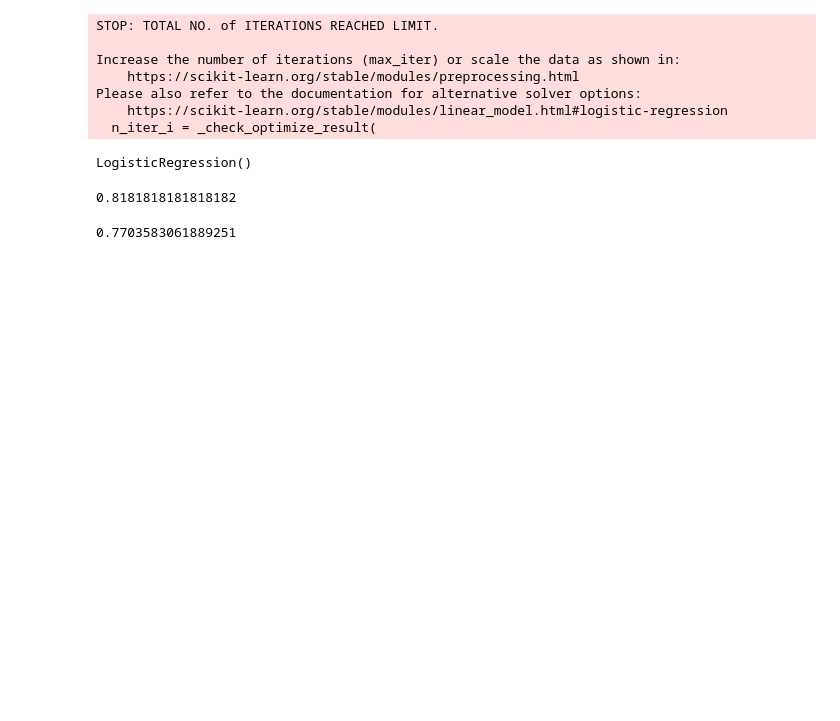
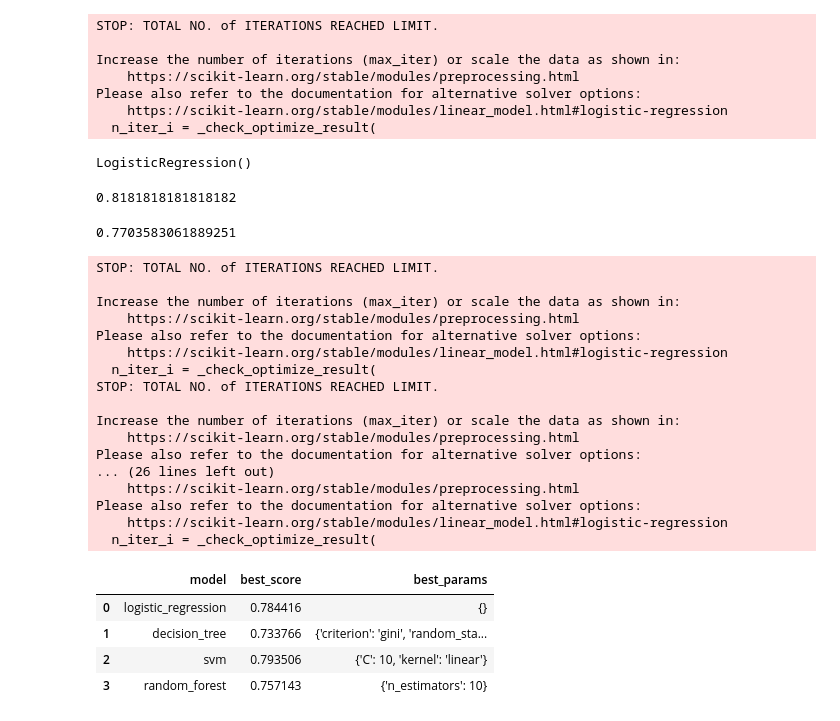
Before and after one commit to VishalRashmika/diabetes-prediction-using-ml, a Jupyter notebook: model.ipynb, the cells around one changed output. Cells and saved outputs as stored; diff of their text form; code cells hidden in the pictures; blank space fills up the shorter version.

```diff
--- a/model.ipynb
+++ b/model.ipynb
@@ -89,0 +139,25 @@ model.score(x_train,y_train)
+# %%
+find_best_model_using_gridsearchcv(x,y)
+# %% [output]
+STOP: TOTAL NO. of ITERATIONS REACHED LIMIT.
+
+Increase the number of iterations (max_iter) or scale the data as shown in:
+    https://scikit-learn.org/stable/modules/preprocessing.html
+Please also refer to the documentation for alternative solver options:
+    https://scikit-learn.org/stable/modules/linear_model.html#logistic-regression
+  n_iter_i = _check_optimize_result(
+STOP: TOTAL NO. of ITERATIONS REACHED LIMIT.
+
+Increase the number of iterations (max_iter) or scale the data as shown in:
+    https://scikit-learn.org/stable/modules/preprocessing.html
+Please also refer to the documentation for alternative solver options:
+... (26 lines left out)
+    https://scikit-learn.org/stable/modules/preprocessing.html
+Please also refer to the documentation for alternative solver options:
+    https://scikit-learn.org/stable/modules/linear_model.html#logistic-regression
+  n_iter_i = _check_optimize_result(
+|  | model | best_score | best_params |
+| 0 | logistic_regression | 0.784416 | {} |
+| 1 | decision_tree | 0.733766 | {'criterion': 'gini', 'random_sta... |
+| 2 | svm | 0.793506 | {'C': 10, 'kernel': 'linear'} |
+| 3 | random_forest | 0.757143 | {'n_estimators': 10} |
```
Also changed, not shown: parts of 1 cell of this notebook.
